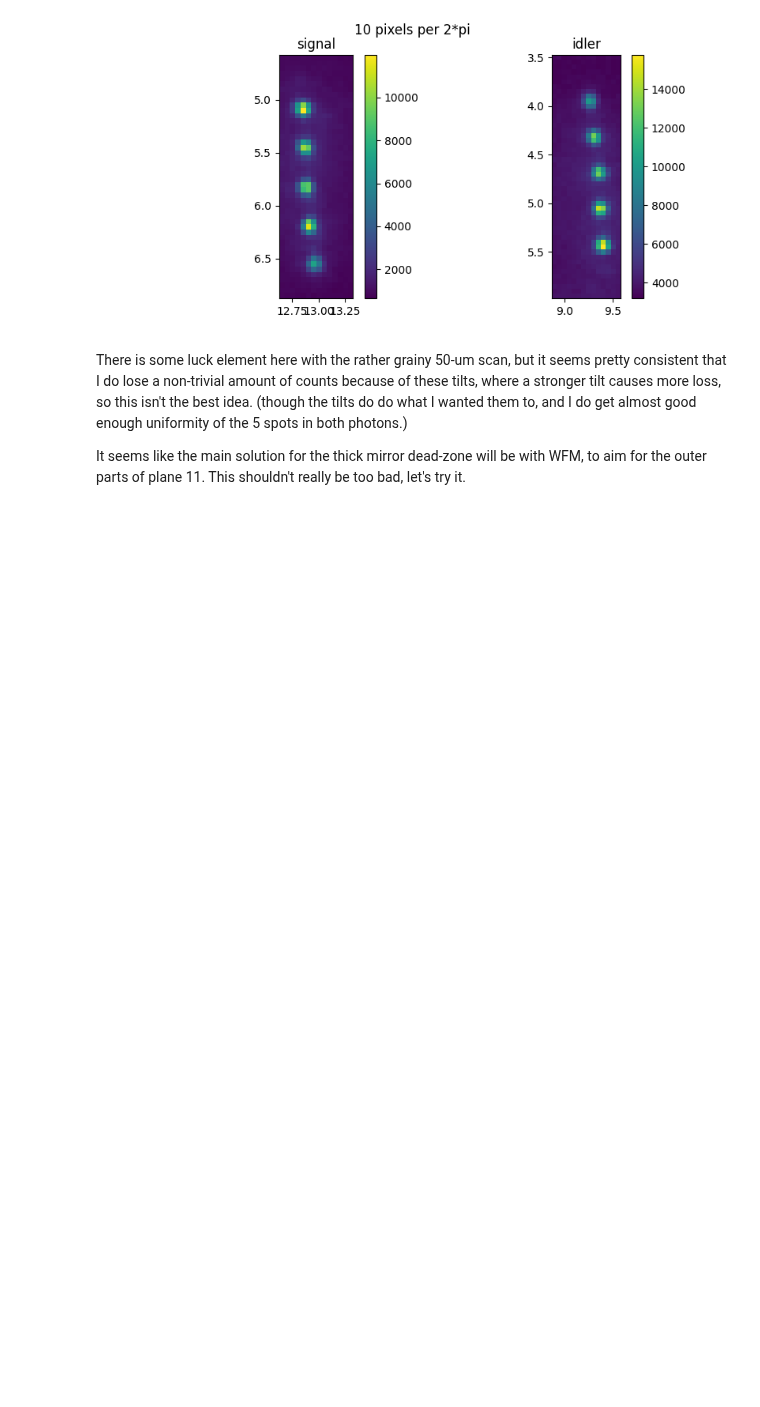
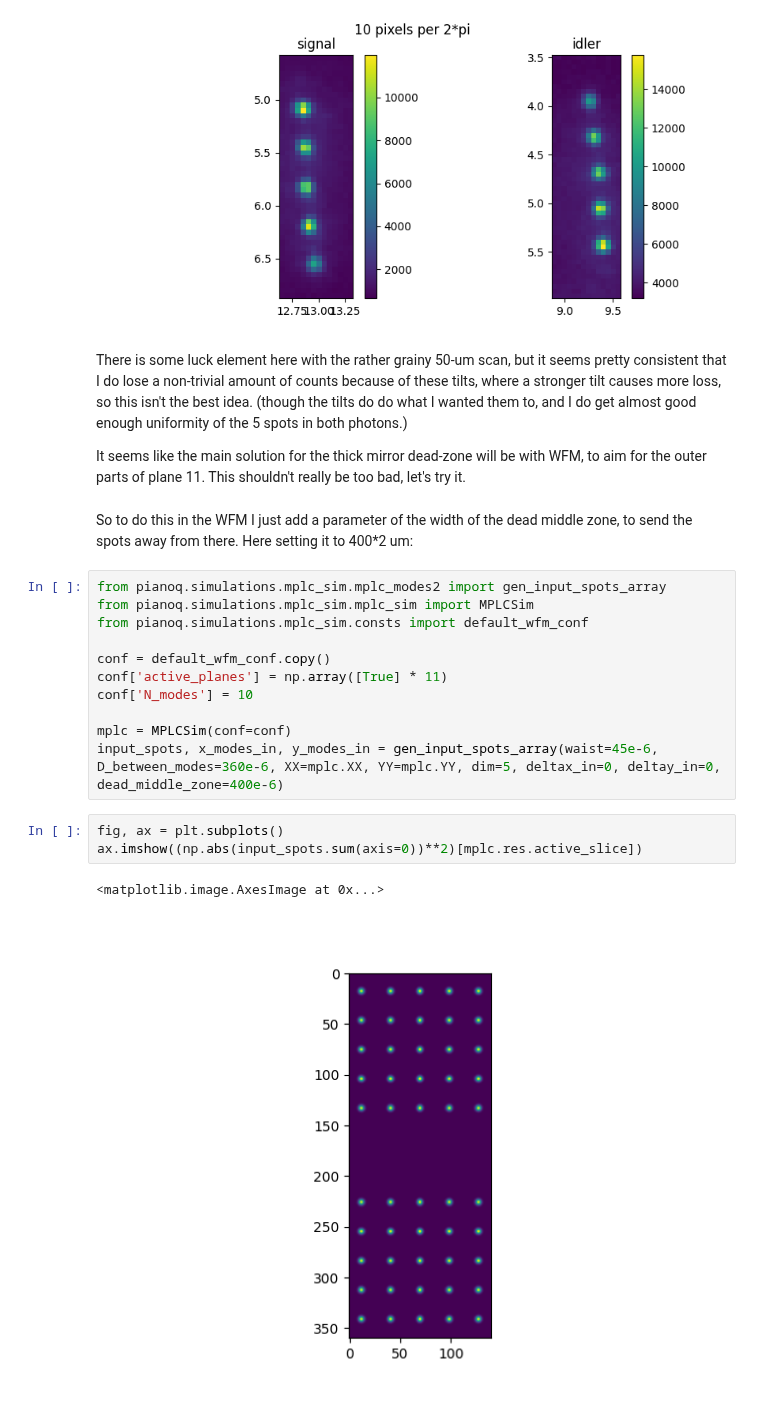
Before and after one commit to rubiaek/pianoq, a Jupyter notebook: pianoq/writeups/05_writeup_BS_to_mirror.ipynb, the cells around one changed output. Cells and saved outputs as stored; diff of their text form; blank space fills up the shorter version.

```diff
--- a/pianoq/writeups/05_writeup_BS_to_mirror.ipynb
+++ b/pianoq/writeups/05_writeup_BS_to_mirror.ipynb
@@ -96,3 +96,22 @@ Text(0.5, 0.98, '10 pixels per 2*pi')
 There is some luck element here with the rather grainy 50-um scan, but it seems pretty consistent that I do lose a non-trivial amount of counts because of these tilts, where a stronger tilt causes more loss, so this isn't the best idea. (though the tilts do do what I wanted them to, and I do get almost good enough uniformity of the 5 spots in both photons.)
 
 It seems like the main solution for the thick mirror dead-zone will be with WFM, to aim for the outer parts of plane 11. This shouldn't really be too bad, let's try it.
+# %% [markdown]
+So to do this in the WFM I just add a parameter of the width of the dead middle zone, to send the spots away from there. Here setting it to 400*2 um:
+# %%
+from pianoq.simulations.mplc_sim.mplc_modes2 import gen_input_spots_array
+from pianoq.simulations.mplc_sim.mplc_sim import MPLCSim
+from pianoq.simulations.mplc_sim.consts import default_wfm_conf
+
+conf = default_wfm_conf.copy()
+conf['active_planes'] = np.array([True] * 11)
+conf['N_modes'] = 10
+
+mplc = MPLCSim(conf=conf)
+input_spots, x_modes_in, y_modes_in = gen_input_spots_array(waist=45e-6, D_between_modes=360e-6, XX=mplc.XX, YY=mplc.YY, dim=5, deltax_in=0, deltay_in=0, dead_middle_zone=400e-6)
+# %%
+fig, ax = plt.subplots()
+ax.imshow((np.abs(input_spots.sum(axis=0))**2)[mplc.res.active_slice])
+# %% [output]
+<matplotlib.image.AxesImage at 0x...>
+[figure, added]
```
Also changed, not shown: 3 other files.
